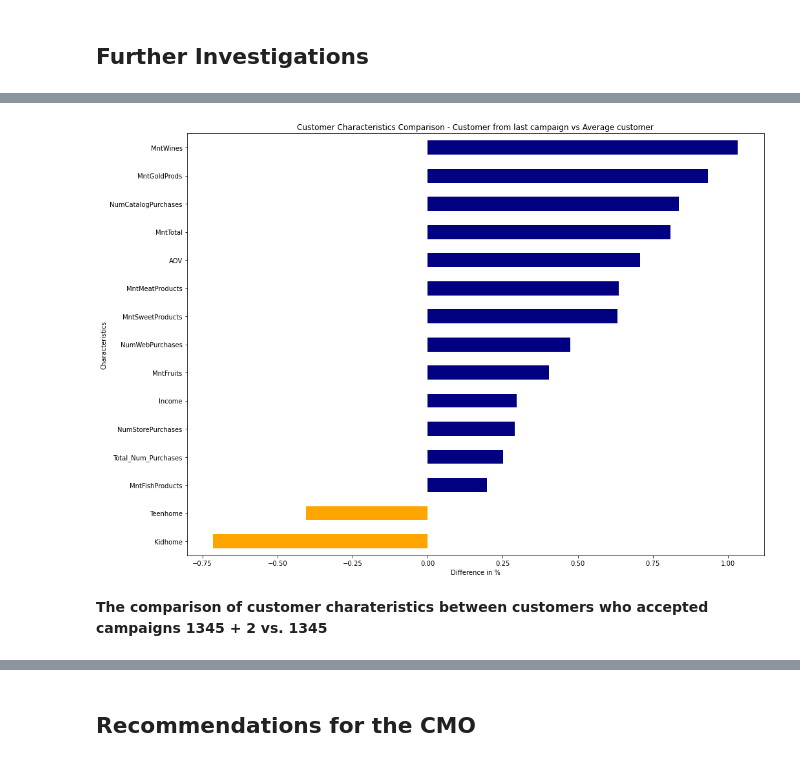
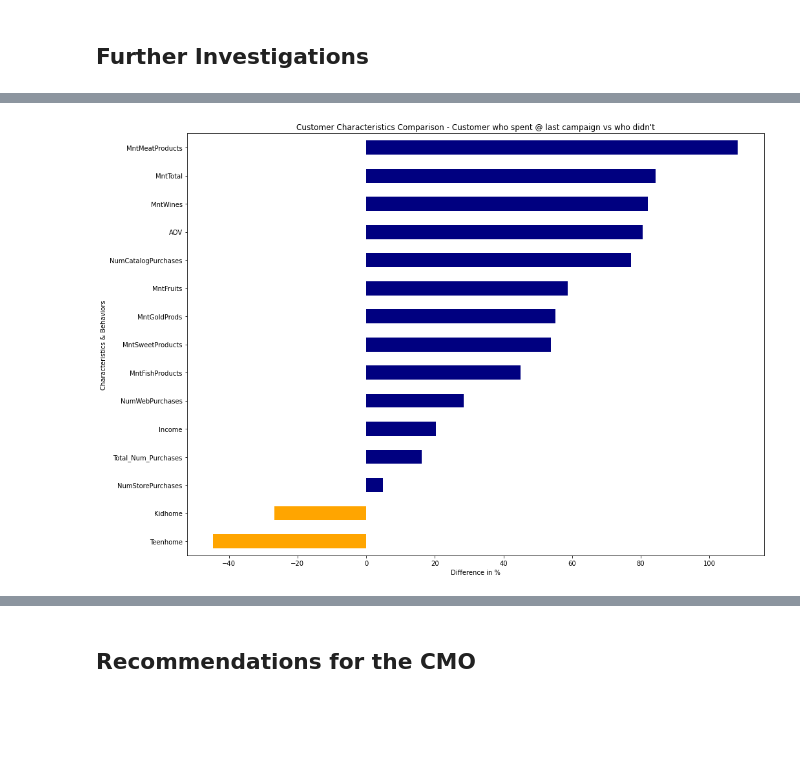
Before and after one commit to Kpeng511/Marketing-Campaign-Analytics, a Jupyter notebook: analytics.ipynb, the cells around one changed output, grey strips where cells are left out. Saved outputs shown, nothing was run; the diff lists cells and outputs as text; code cells hidden in the pictures; blank space fills up the shorter version.

```diff
--- a/analytics.ipynb
+++ b/analytics.ipynb
@@ -482,0 +481,20 @@ old_df = df
+# %%
+df = pd.get_dummies(df)
+
+X = df.drop(columns = [
+    'Total_Accepted_Cmp', 'AcceptedCmpOverall', 'Response', 'AcceptedCmp1', 'AcceptedCmp2', \
+    'AcceptedCmp3', 'AcceptedCmp4', 'AcceptedCmp5'
+])
+y = df['AcceptedCmp2']
+
+X_train, X_test, y_train, y_test = train_test_split(X, y, test_size =0.3)
+
+#Create a Random Forest Classifier with 200 trees
+rg = RandomForestRegressor(n_estimators = 200, n_jobs = -1)
+
+rg.fit(X_train, y_train)
+y_pred=rg.predict(X_test)
+
+print('Mean Absolute Error:', metrics.mean_absolute_error(y_test, y_pred))
+print('Mean Squared Error:', metrics.mean_squared_error(y_test, y_pred))
+print('Root Mean Squared Error:', np.sqrt(metrics.mean_squared_error(y_test, y_pred)))
@@ -512 +530,11 @@ accepted_two_mid[accepted_two_mid.duplicated()].shape[0]
+# %%
+accepted_two = df[df.AcceptedCmp2 > 0]
+didnt_accept_two = df[df.AcceptedCmp2 == 0]
+accepted_last = df[df.Response > 0]
+didnt_accept_last = df[df.Response == 0]
+# %%
+accepted_two = accepted_two.drop_duplicates()
+didnt_accept_two = didnt_accept_two.drop_duplicates()
+accepted_last = accepted_last.drop_duplicates()
+didnt_accept_last = didnt_accept_last.drop_duplicates()
 # %%
@@ -515,0 +544,5 @@ accepted_last_mid.shape[0], accepted_mid.shape[0], accepted_two_mid.shape[0]
+# %%
+accepted_two = accepted_two.drop(['Response', 'AcceptedCmp2', 'Total_Accepted_Cmp'], axis = 1)
+didnt_accept_two = didnt_accept_two.drop(['Response', 'AcceptedCmp2', 'Total_Accepted_Cmp'], axis = 1)
+accepted_last = accepted_last.drop(['Response', 'AcceptedCmp2', 'Total_Accepted_Cmp'], axis = 1)
+didnt_accept_last = didnt_accept_last.drop(['Response', 'AcceptedCmp2', 'Total_Accepted_Cmp'], axis = 1)
@@ -518,14 +641,12 @@ accepted_last_mid.shape[0], accepted_mid.shape[0], accepted_two_mid.shape[0]
 # %%
 plt.figure(figsize = (16, 12))
-value1 = pd.DataFrame((((accepted_last_mid.mean()) - accepted_mid.mean()) / accepted_mid.mean())*100)
+value1 = pd.DataFrame((((accepted_last.mean()) - didnt_accept_last.mean()) / didnt_accept_last.mean())*100)
 value1.dropna(inplace = True)
 value1.sort_values(by=0,inplace = True)
 value1['positive'] = value1[0] >=0
 value1[0].plot(kind='barh', color=value1.positive.map({True: 'navy', False: 'orange'}))
-plt.title("Customer Characteristics Comparison - Customer from last campaign vs Average customer")
+plt.title("Customer Characteristics Comparison - Customer who spent @ last campaign vs who didn't")
 plt.xlabel("Difference in %")
-plt.ylabel("Characteristics");
+plt.ylabel("Characteristics & Behaviors");
 # %% [output]
-[figure, old version]
+[figure, new version]
-# %% [markdown]
-**The comparison of customer charateristics between customers who accepted campaigns 1345 + 2 vs. 1345**
```
Also changed, not shown: parts of 40 cells of this notebook.
